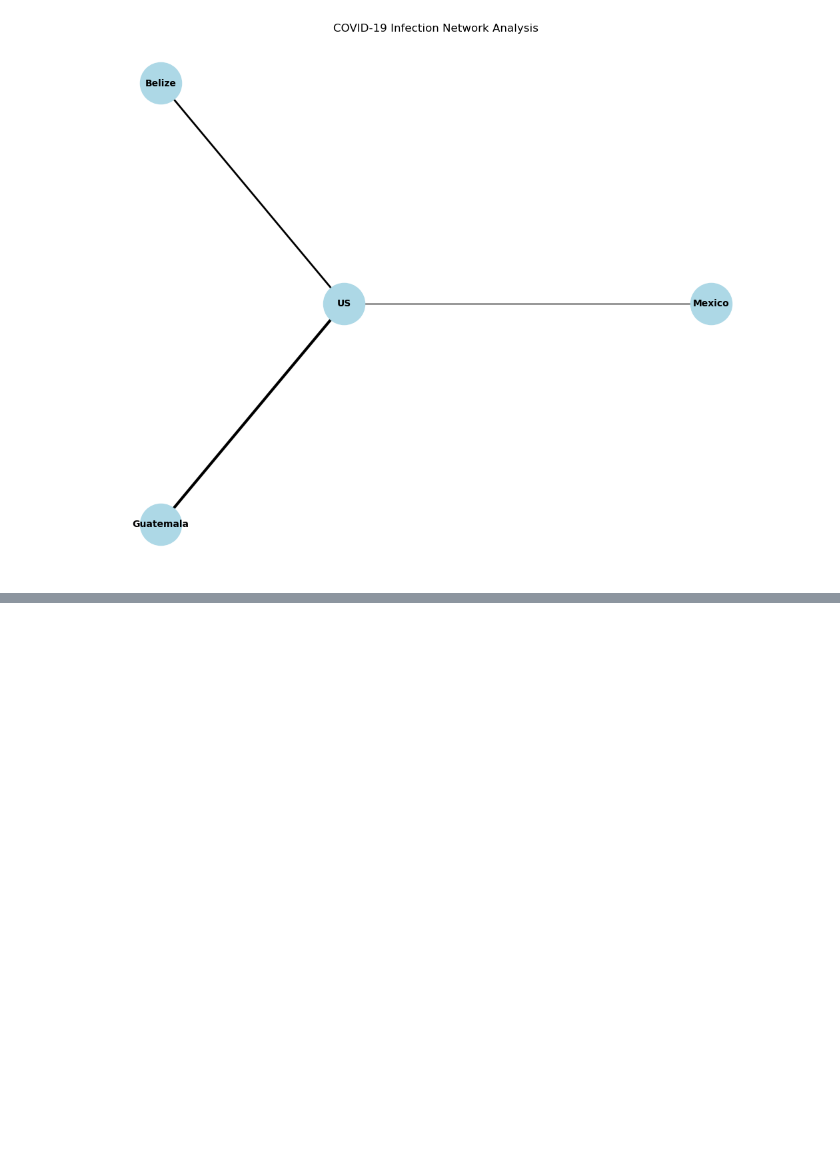
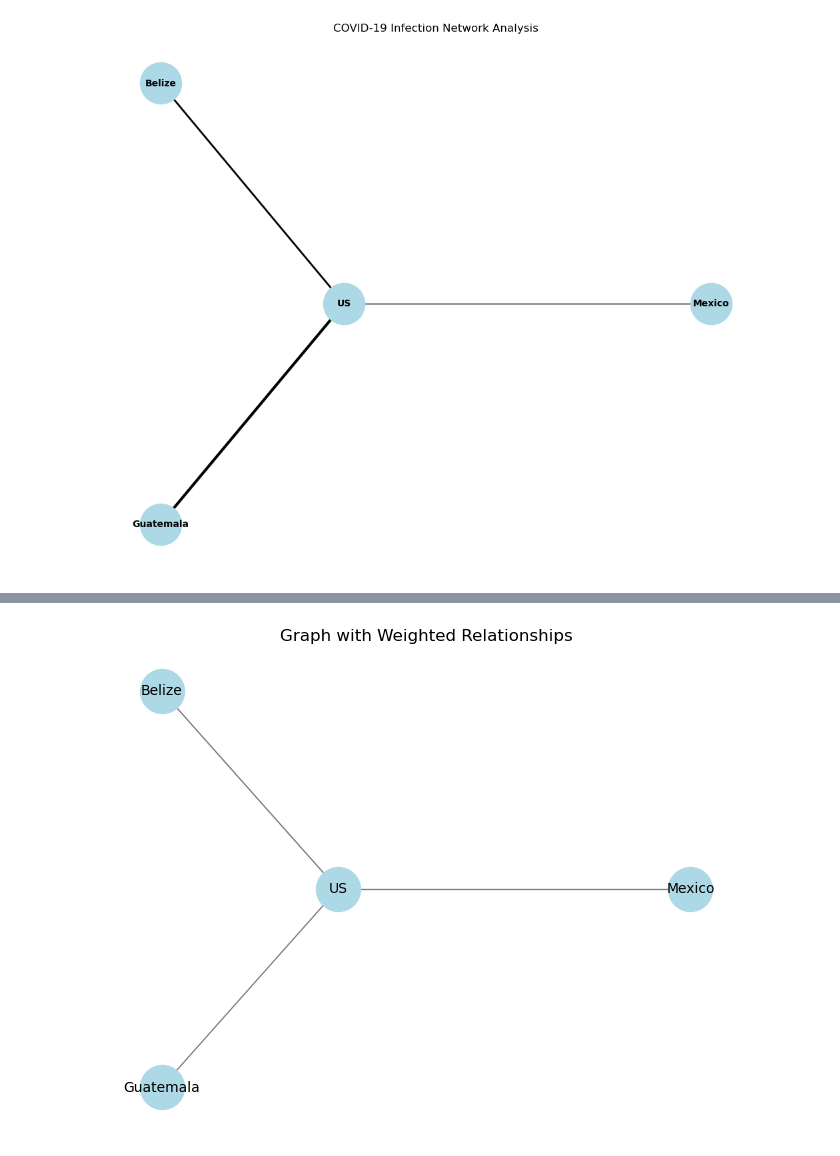
Before and after one commit to CluongUni/torrens-bda601, a Jupyter notebook: Assessment 03/A00117495_BDA601_Assessment3.ipynb, the cells around one changed output, grey strips where cells are left out. Drawn from its saved outputs; the diff is of its cells as text; code cells hidden in the pictures; blank space fills up the shorter version.

```diff
--- a/Assessment 03/A00117495_BDA601_Assessment3.ipynb
+++ b/Assessment 03/A00117495_BDA601_Assessment3.ipynb
@@ -193,0 +218,15 @@ plt.show()
+# %%
+# Add edge weights based on correlation between weekly infection counts
+for neighbor in neighboring_countries:
+    selected_country_series = merged_data[merged_data['Country/Region'] == selected_country].set_index('Week')['Confirmed']
+    neighbor_series = merged_data[merged_data['Country/Region'] == neighbor].set_index('Week')['Confirmed']
+    correlation = selected_country_series.corr(neighbor_series)
+    G[selected_country][neighbor]['weight'] = correlation
+# %%
+# Draw graph with weights
+weights = nx.get_edge_attributes(G, 'weight').values()
+nx.draw(G, pos, with_labels=True, node_color='lightblue', node_size=1000, font_size=10, edge_color='gray', width=list(weights))
+plt.title('Graph with Weighted Relationships')
+plt.show()
+# %% [output]
+[figure, added]
```
Also changed, not shown: parts of 1 cell of this notebook.
